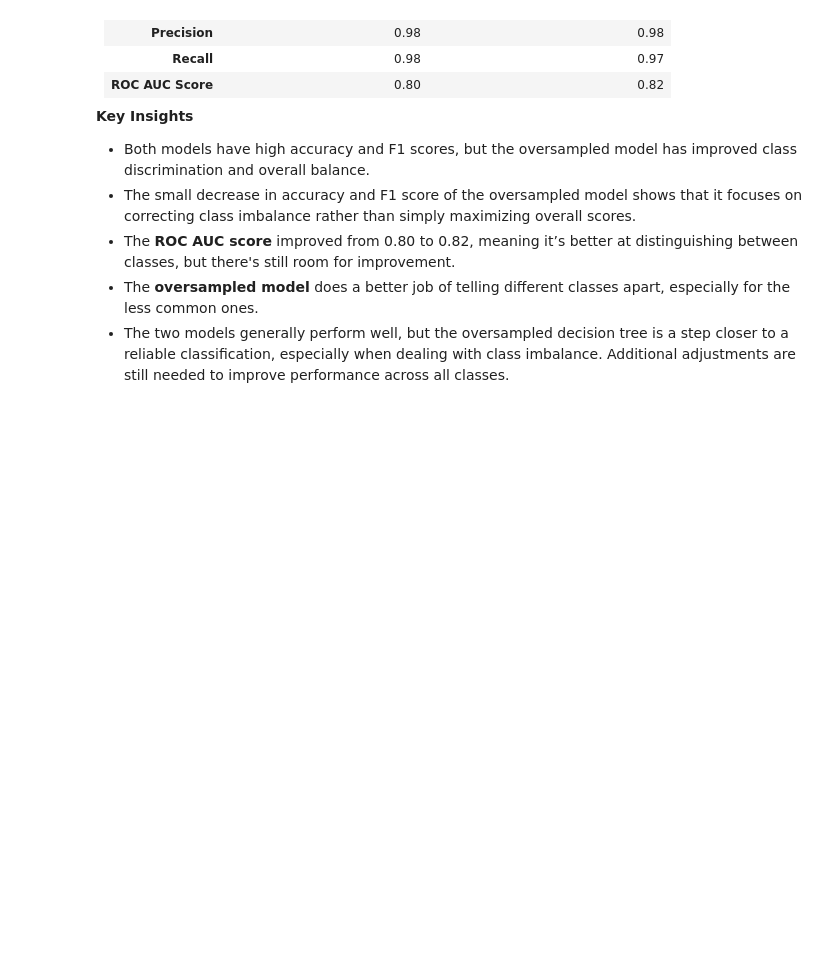
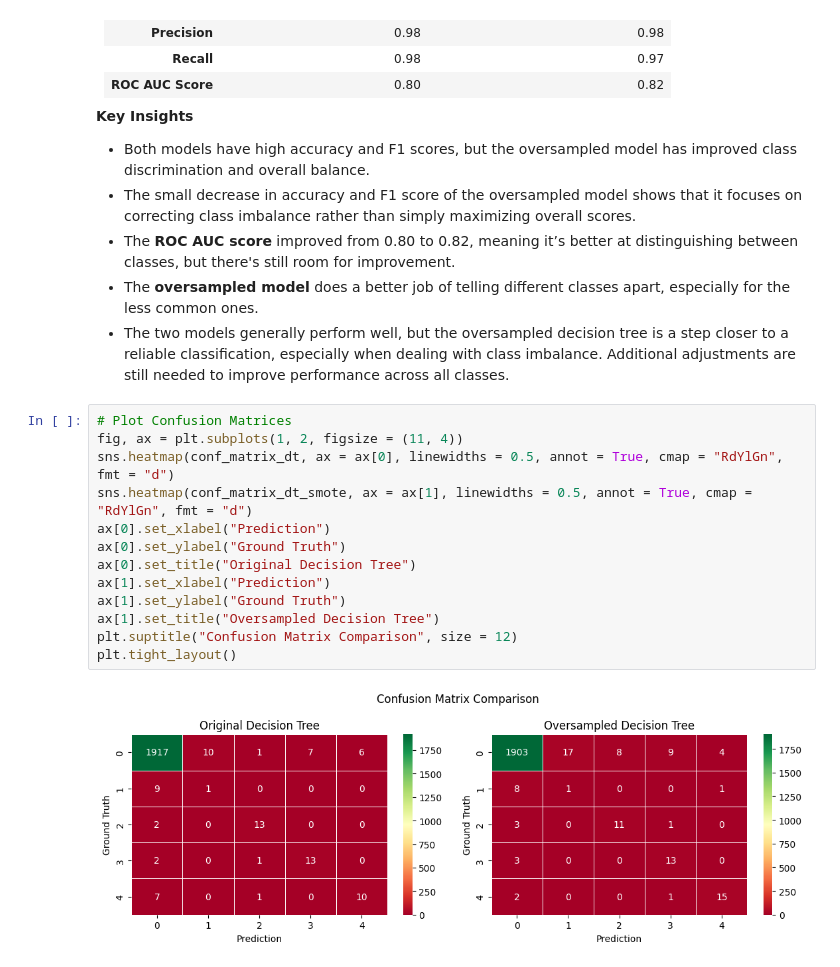
Before and after one commit to herrerovir/Predictive-maintenance-industrial-machinery, a Jupyter notebook: Predictive-maintenance-of-industrial-machinery.ipynb, the cells around one changed output. Drawn from its saved outputs; the diff is of its cells as text; blank space fills up the shorter version.

Commit message:
Add decision tree comparison graph

```diff
--- a/Predictive-maintenance-of-industrial-machinery.ipynb
+++ b/Predictive-maintenance-of-industrial-machinery.ipynb
@@ -867,3 +867,18 @@ It is now time to compare both decision trees and evaluate their performance to
 - The **ROC AUC score** improved from 0.80 to 0.82, meaning it’s better at distinguishing between classes, but there's still room for improvement.
 - The **oversampled model** does a better job of telling different classes apart, especially for the less common ones.
 - The two models generally perform well, but the oversampled decision tree is a step closer to a reliable classification, especially when dealing with class imbalance. Additional adjustments are still needed to improve performance across all classes.
+# %%
+# Plot Confusion Matrices
+fig, ax = plt.subplots(1, 2, figsize = (11, 4))
+sns.heatmap(conf_matrix_dt, ax = ax[0], linewidths = 0.5, annot = True, cmap = "RdYlGn", fmt = "d")
+sns.heatmap(conf_matrix_dt_smote, ax = ax[1], linewidths = 0.5, annot = True, cmap = "RdYlGn", fmt = "d")
+ax[0].set_xlabel("Prediction")
+ax[0].set_ylabel("Ground Truth")
+ax[0].set_title("Original Decision Tree")
+ax[1].set_xlabel("Prediction")
+ax[1].set_ylabel("Ground Truth")
+ax[1].set_title("Oversampled Decision Tree")
+plt.suptitle("Confusion Matrix Comparison", size = 12)
+plt.tight_layout()
+# %% [output]
+[figure, added]
```
